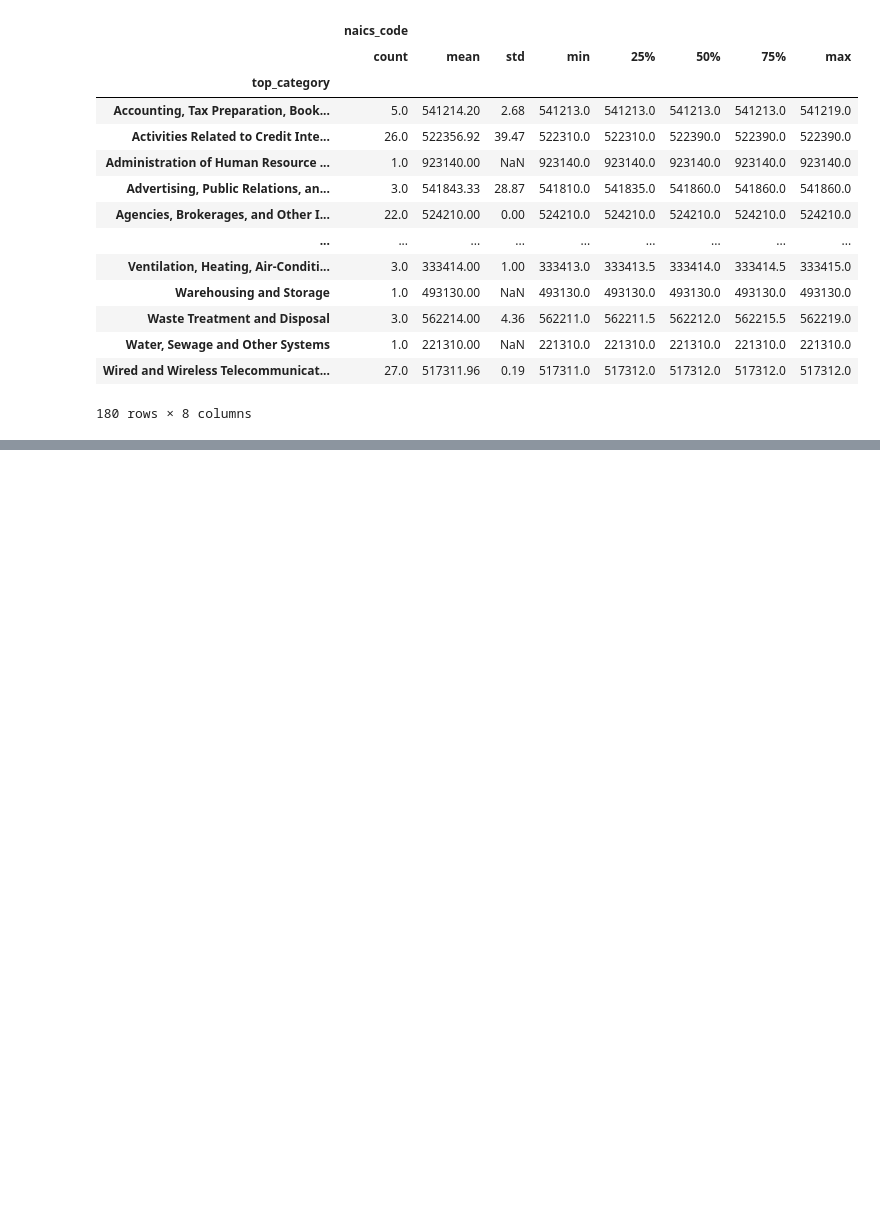
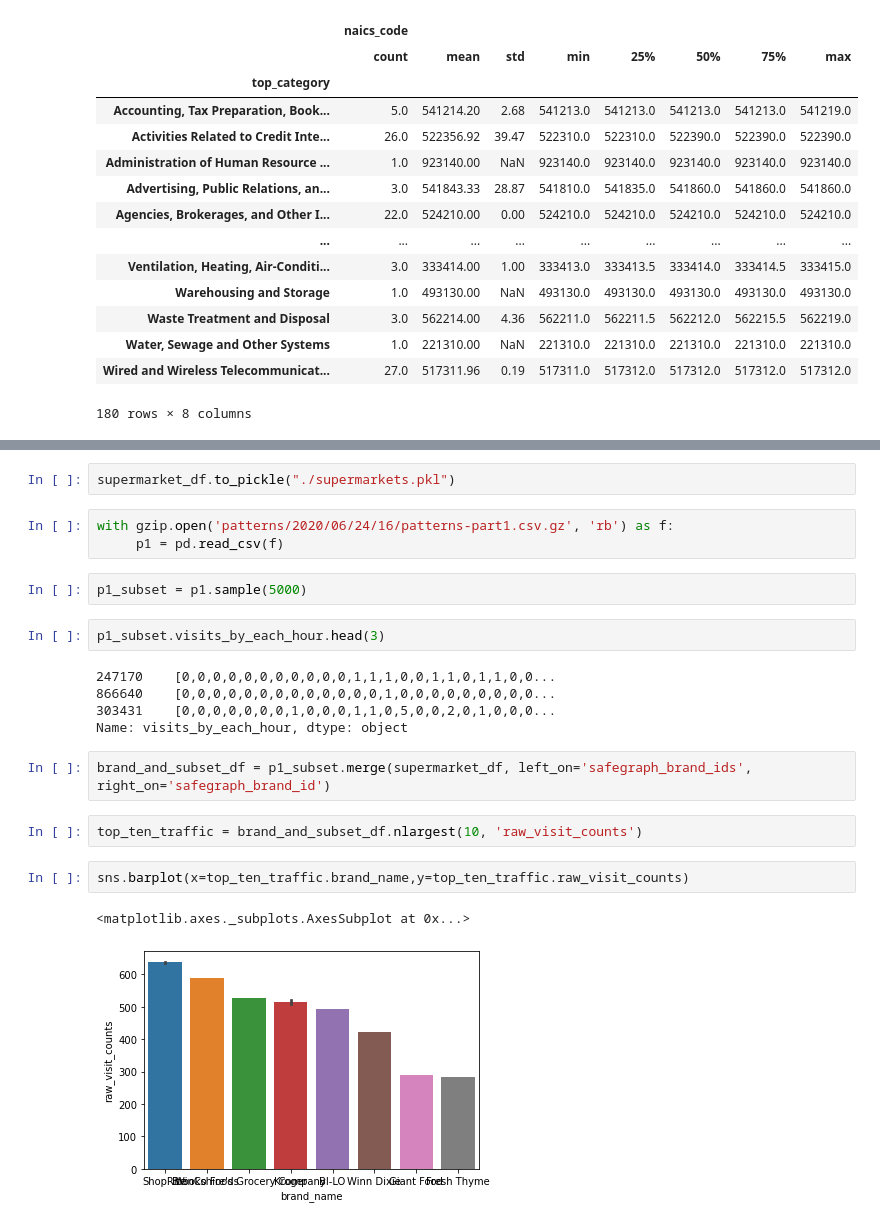
Before and after one commit to tahentx/pv_workbook, a Jupyter notebook: datascience/safegraph/weeklypatternseda.ipynb, the cells around one changed output, grey strips where cells are left out. Saved outputs shown, nothing was run; the diff lists cells and outputs as text; blank space fills up the shorter version.

Commit message:
develop visualizations to develop a sense of scale around the top grocery brands; ie how big is big

```diff
--- a/datascience/safegraph/weeklypatternseda.ipynb
+++ b/datascience/safegraph/weeklypatternseda.ipynb
@@ -67,0 +80,23 @@ g.head(5)
+# %%
+supermarket_df.to_pickle("./supermarkets.pkl")
+# %%
+with gzip.open('patterns/2020/06/24/16/patterns-part1.csv.gz', 'rb') as f:
+     p1 = pd.read_csv(f)
+# %%
+p1_subset = p1.sample(5000)
+# %%
+p1_subset.visits_by_each_hour.head(3)
+# %% [output]
+247170    [0,0,0,0,0,0,0,0,0,0,0,1,1,1,0,0,1,1,0,1,1,0,0...
+866640    [0,0,0,0,0,0,0,0,0,0,0,0,0,1,0,0,0,0,0,0,0,0,0...
+303431    [0,0,0,0,0,0,0,1,0,0,0,1,1,0,5,0,0,2,0,1,0,0,0...
+Name: visits_by_each_hour, dtype: object
+# %%
+brand_and_subset_df = p1_subset.merge(supermarket_df, left_on='safegraph_brand_ids', right_on='safegraph_brand_id')
+# %%
+top_ten_traffic = brand_and_subset_df.nlargest(10, 'raw_visit_counts')
+# %%
+sns.barplot(x=top_ten_traffic.brand_name,y=top_ten_traffic.raw_visit_counts)
+# %% [output]
+<matplotlib.axes._subplots.AxesSubplot at 0x...>
+[figure, added]
```
Also changed, not shown: parts of 8 cells of this notebook.
